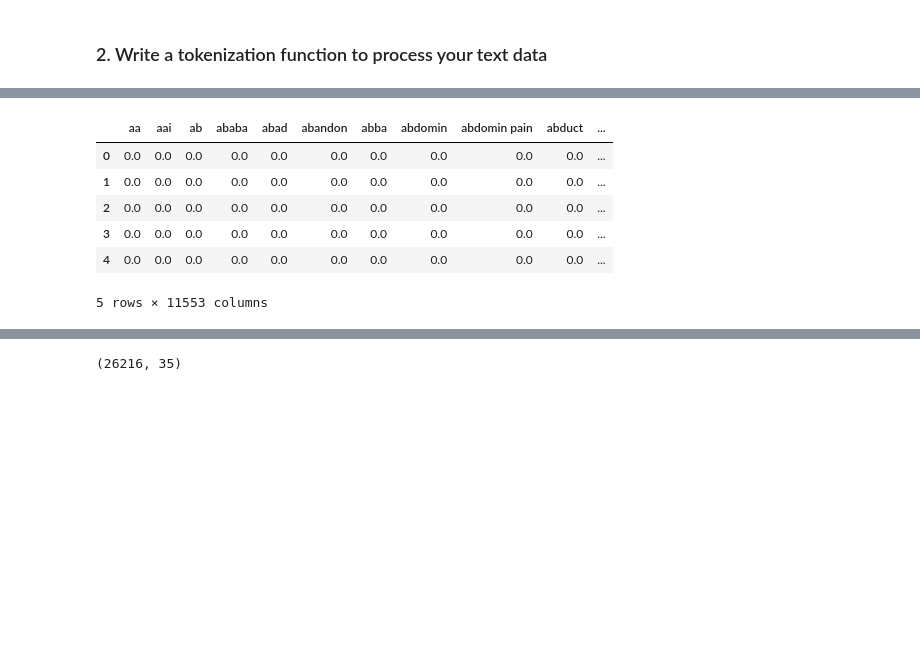
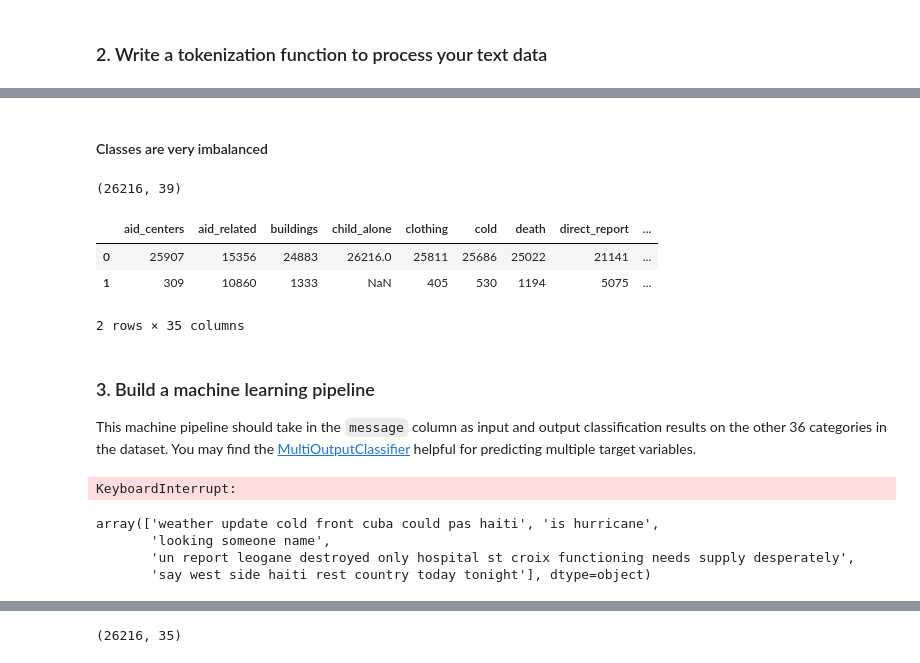
Before and after one commit to bvcmartins/disasterResponse, a Jupyter notebook: pipeline_ML.ipynb, the cells around one changed output, grey strips where cells are left out. Drawn from its saved outputs; the diff is of its cells as text; code cells hidden in the pictures; blank space fills up the shorter version.

```diff
--- a/pipeline_ML.ipynb
+++ b/pipeline_ML.ipynb
@@ -39,3 +47,6 @@ from sklearn.ensemble import AdaBoostClassifier
+# %%
+pd.options.display.max_rows = 500
+pd.options.display.max_columns = 500
 # %%
 # load data from database
 engine = create_engine('sqlite:///data/disasterResponse.db')
@@ -76,19 +103,31 @@ def tokenize(sentence):
+# %% [markdown]
+#### Classes are very imbalanced
 # %%
-df_clean_message = df.message.apply(lambda x: " ".join(tokenize(x)))
+print(df.shape)
+df.iloc[:,4:].apply(lambda x: x.value_counts())
+# %% [output]
+(26216, 39)
+|  | aid_centers | aid_related | buildings | child_alone | clothing | cold | death | direct_report | ... |
+| 0 | 25907 | 15356 | 24883 | 26216.0 | 25811 | 25686 | 25022 | 21141 | ... |
+| 1 | 309 | 10860 | 1333 | NaN | 405 | 530 | 1194 | 5075 | ... |
+2 rows × 35 columns
-# %%
-vectorizer = TfidfVectorizer(min_df= 5, stop_words="english", sublinear_tf=True, norm='l2', ngram_range=(1, 2))
-#vectorizer = TfidfVectorizer(min_df= 3, stop_words="english", sublinear_tf=True, norm='l2', ngram_range=(1,1))
-#vectorizer = TfidfVectorizer(stop_words="english", sublinear_tf=True, norm='l1')
-vector_features = vectorizer.fit_transform(df_clean_message).toarray()
-final_features = pd.DataFrame(vectorizer.fit_transform(df_clean_message).toarray(),
-                              columns=vectorizer.get_feature_names())
-#display(vectorizer.get_feature_names())
-display(final_features.head())
-# %% [output]
-|  | aa | aai | ab | ababa | abad | abandon | abba | abdomin | abdomin pain | abduct | ... |
-| 0 | 0.0 | 0.0 | 0.0 | 0.0 | 0.0 | 0.0 | 0.0 | 0.0 | 0.0 | 0.0 | ... |
-| 1 | 0.0 | 0.0 | 0.0 | 0.0 | 0.0 | 0.0 | 0.0 | 0.0 | 0.0 | 0.0 | ... |
-| 2 | 0.0 | 0.0 | 0.0 | 0.0 | 0.0 | 0.0 | 0.0 | 0.0 | 0.0 | 0.0 | ... |
-| 3 | 0.0 | 0.0 | 0.0 | 0.0 | 0.0 | 0.0 | 0.0 | 0.0 | 0.0 | 0.0 | ... |
-| 4 | 0.0 | 0.0 | 0.0 | 0.0 | 0.0 | 0.0 | 0.0 | 0.0 | 0.0 | 0.0 | ... |
-5 rows × 11553 columns
+# %% [markdown]
+### 3. Build a machine learning pipeline
+This machine pipeline should take in the `message` column as input and output classification results on the other 36 categories in the dataset. You may find the [MultiOutputClassifier](http://scikit-learn.org/stable/modules/generated/sklearn.multioutput.MultiOutputClassifier.html) helpful for predicting multiple target variables.
+# %%
+# test method
+message = df.message.apply(lambda x: " ".join(tokenize(x)))
+vectorizer = CountVectorizer(min_df= 5,stop_words="english", ngram_range=(1, 2))
+vector_features = vectorizer.fit_transform(message).toarray()
+
+X = vector_features
+y = df.iloc[:,4:].values
+
+X_train, X_test, y_train, y_test = train_test_split(X, y, test_size=0.2, random_state=32) # training
+
+clf = MultiOutputClassifier(AdaBoostClassifier()) # training
+clf.fit(X_train, y_train) # training
+predictions = clf.predict(X_test)
+[f1_score(y_test[:,column],predictions[:,column]) for column in range(len(df.iloc[:,4:].columns)-1)]
+# %% [output]
+KeyboardInterrupt:
@@ -94,0 +152,8 @@ display(final_features.head())
+# %%
+clean_text = Clean_text()
+clean_text.transform(df.message)[:5]
+# %% [output]
+array(['weather update cold front cuba could pas haiti', 'is hurricane',
+       'looking someone name',
+       'un report leogane destroyed only hospital st croix functioning needs supply desperately',
+       'say west side haiti rest country today tonight'], dtype=object)
```
Also changed, not shown: parts of 30 cells of this notebook.
